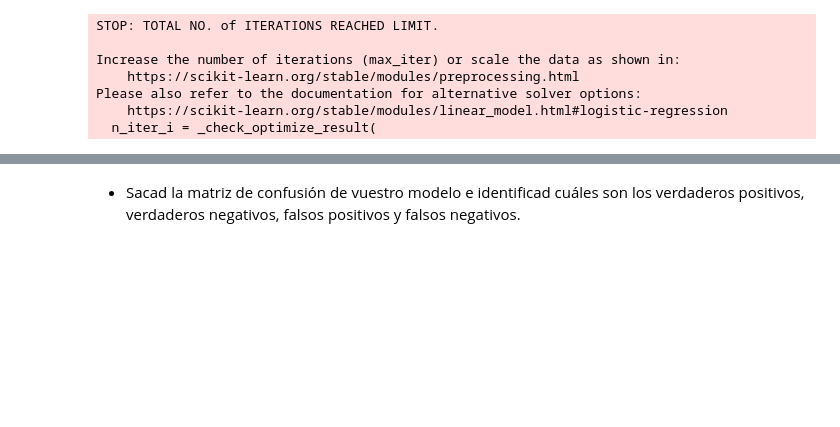
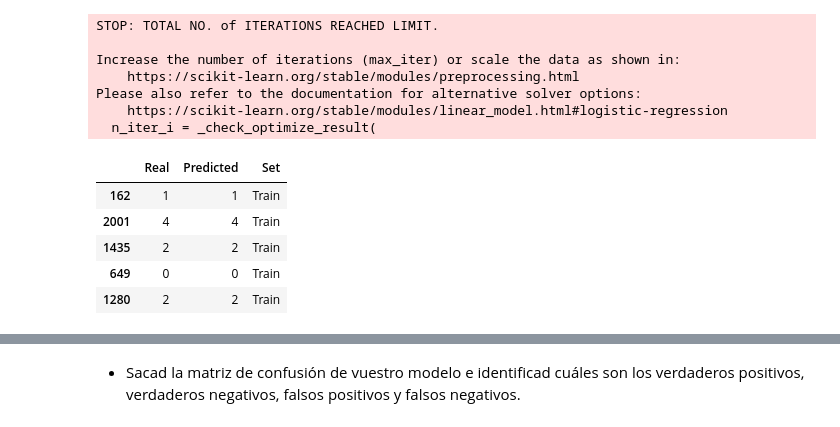
Before and after one commit to Adalab/Adalab-DA-promo-b-modulo-3-sprint-1-Chloe-Diana, a Jupyter notebook: Regresión Logística/modulo-3-ejercicio-15-regresion-logistica-ajuste.ipynb, the cells around one changed output, grey strips where cells are left out. Cells and saved outputs as stored; diff of their text form; code cells hidden in the pictures; blank space fills up the shorter version.

```diff
--- a/Regresión Logística/modulo-3-ejercicio-15-regresion-logistica-ajuste.ipynb
+++ b/Regresión Logística/modulo-3-ejercicio-15-regresion-logistica-ajuste.ipynb
@@ -118,3 +118,15 @@ Increase the number of iterations (max_iter) or scale the data as shown in:
 Please also refer to the documentation for alternative solver options:
     https://scikit-learn.org/stable/modules/linear_model.html#logistic-regression
   n_iter_i = _check_optimize_result(
+# %%
+train_df_esta = pd.DataFrame({'Real': y_train1, 'Predicted': y_pred_train_esta, 'Set': ['Train']*len(y_train1)})
+test_df_esta  = pd.DataFrame({'Real': y_test1,  'Predicted': y_pred_test_esta,  'Set': ['Test']*len(y_test1)})
+resultados = pd.concat([train_df_esta,test_df_esta], axis = 0)
+resultados.head()
+# %% [output]
+|  | Real | Predicted | Set |
+| 162 | 1 | 1 | Train |
+| 2001 | 4 | 4 | Train |
+| 1435 | 2 | 2 | Train |
+| 649 | 0 | 0 | Train |
+| 1280 | 2 | 2 | Train |
```
Also changed, not shown: parts of 3 cells of this notebook.
